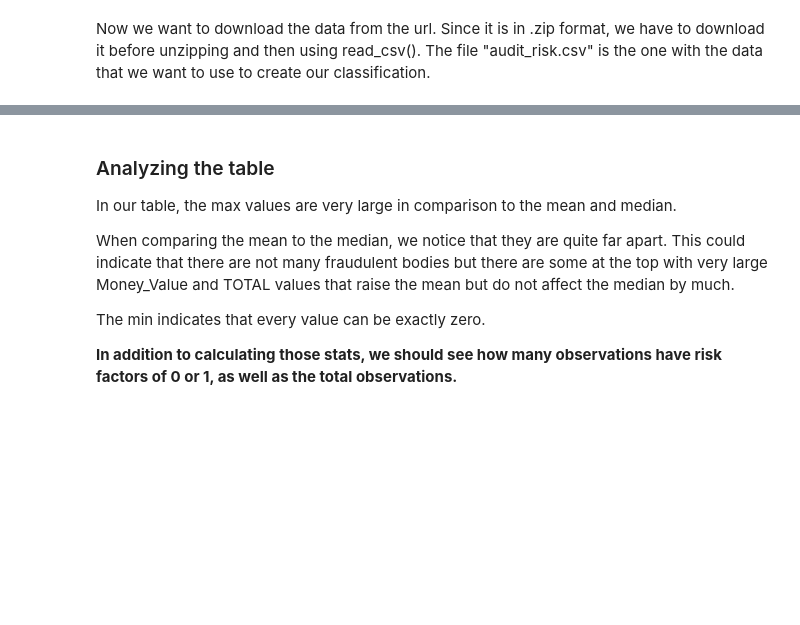
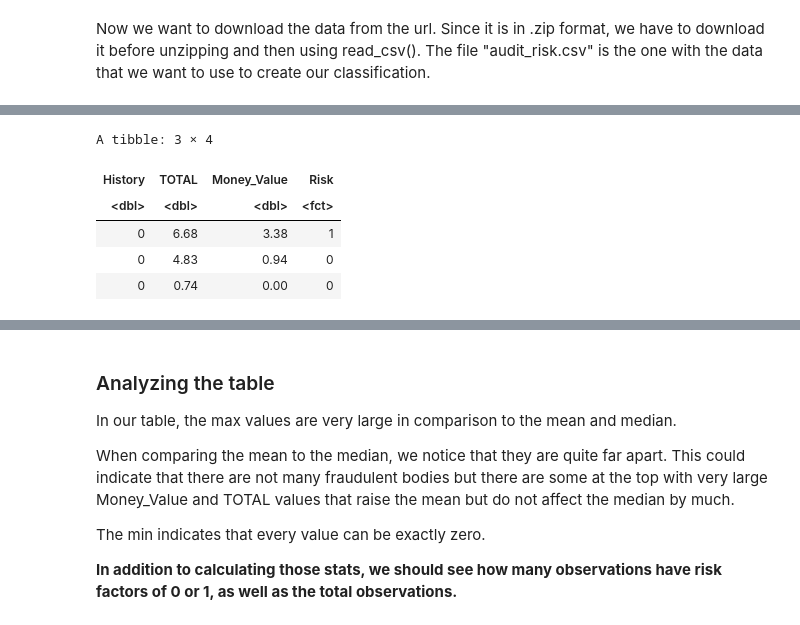
Before and after one commit to stevenning203/dsci100_group_proposal, a Jupyter notebook: report.ipynb, the cells around one changed output, grey strips where cells are left out. Drawn from its saved outputs; the diff is of its cells as text; code cells hidden in the pictures; blank space fills up the shorter version.

```diff
--- a/report.ipynb
+++ b/report.ipynb
@@ -77 +119,14 @@ A tibble: 3 × 27
+# %%
+audit_risk_data_select <- mutate(audit_risk_data_main, Risk = as_factor(Risk)) %>%
+select(History, TOTAL, Money_Value, Risk) %>%
+filter(!is.na(History) & !is.na(TOTAL) & !is.na(Money_Value) & !is.na(Risk))
+
+head(audit_risk_data_select, 3) ### Show the first 3 rows to show that we have kept the correct columns and nothing got messed up after we filtered.
+# %% [output]
+A tibble: 3 × 4
+| History | TOTAL | Money_Value | Risk |
+| <dbl> | <dbl> | <dbl> | <fct> |
+| 0 | 6.68 | 3.38 | 1 |
+| 0 | 4.83 | 0.94 | 0 |
+| 0 | 0.74 | 0.00 | 0 |
 # %% [markdown]
```
Also changed, not shown: parts of 18 cells of this notebook.
